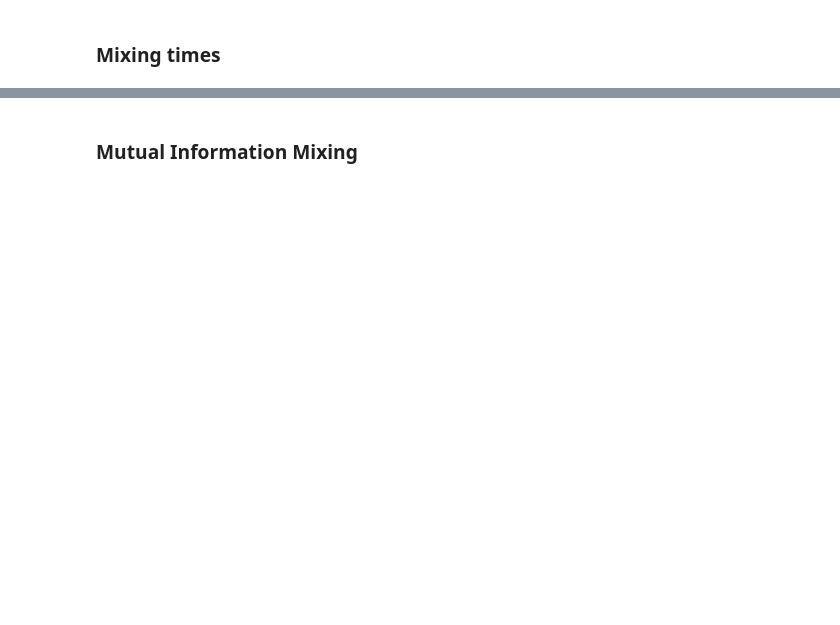
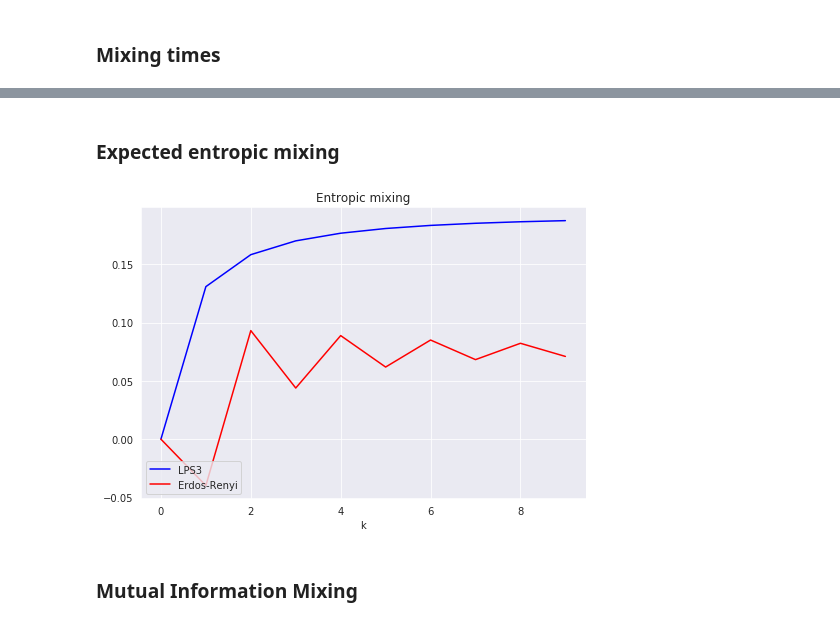
Before and after one commit to sauxpa/expander_graphs, a Jupyter notebook: lps3.ipynb, the cells around one changed output, grey strips where cells are left out. Cells and saved outputs as stored; diff of their text form; code cells hidden in the pictures; blank space fills up the shorter version.

```diff
--- a/lps3.ipynb
+++ b/lps3.ipynb
@@ -281,3 +303,27 @@ with sns.axes_style("darkgrid"):
+# %% [markdown]
+### Expected entropic mixing
+# %%
+walk_length = 10
+n_samples = int(1e3)
+entropy_diff = builder.entropy_mixing(n_samples, walk_length)
+
+entropy_diff_Erdos_Renyi = np.zeros(walk_length)
+with tqdm(total=n_Erdos_Renyi) as pbar:
+    for i, P_ER in enumerate(Ps_Erdos_Renyi):
+        entropy_diff_Erdos_Renyi += entropy_mixing(P_ER, n_samples, walk_length) / n_Erdos_Renyi
+        pbar.update(1)
+
+with sns.axes_style("darkgrid"):
+    fig, ax = plt.subplots(figsize=(7, 5), nrows=1, ncols=1)
+    ax.plot(entropy_diff, label='LPS3', color='b')
+    ax.plot(entropy_diff_Erdos_Renyi, label='Erdos-Renyi', color='r')
+    ax.set_xlabel('k')
+    ax.set_title('Entropic mixing')
+    ax.legend(loc='lower left')
+    plt.tight_layout()
+    plt.show()
+# %% [output]
+[figure, added]
 # %% [markdown]
 ### Mutual Information Mixing
 # %%
```
Also changed, not shown: parts of 6 cells of this notebook, 5 other files.
